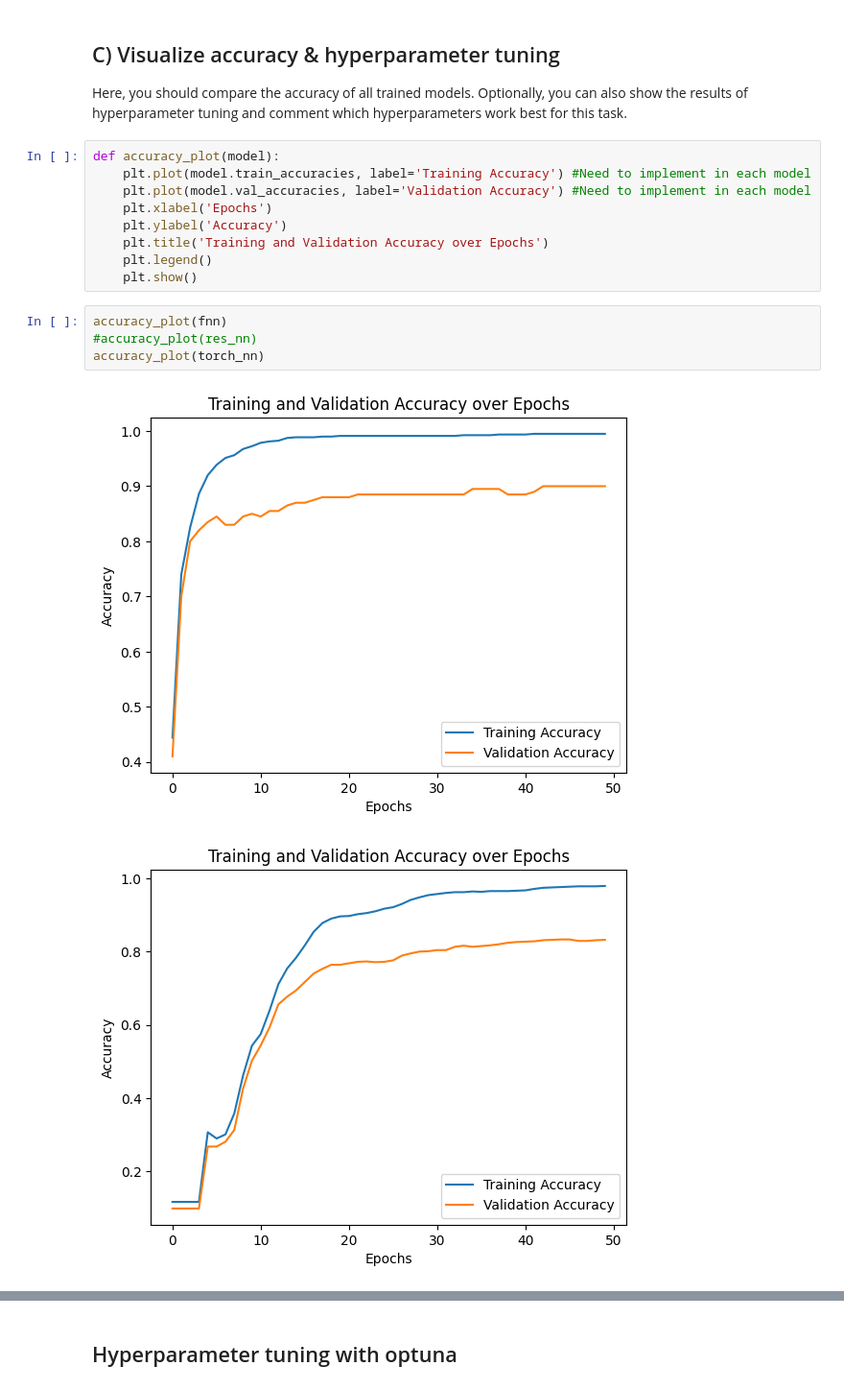
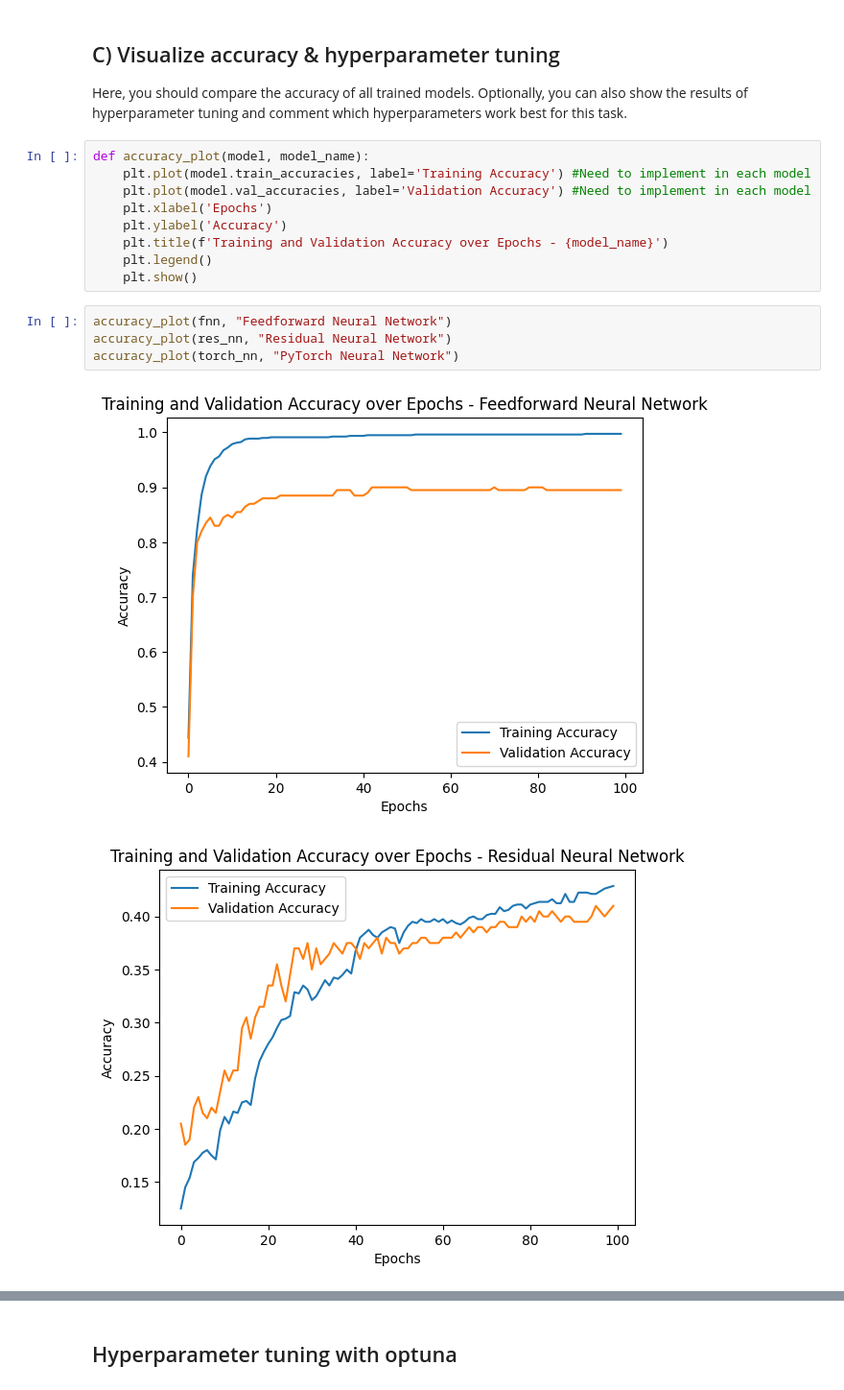
Before and after one commit to hertie-data-science-lab/assignment-1-ps-1-b, a Jupyter notebook: MNIST_classification.ipynb, the cells around one changed output, grey strips where cells are left out. Shown: that part at 96% size. Saved outputs shown, nothing was run; the diff lists cells and outputs as text.

Commit message:
Visuals and 2.5 updated

```diff
--- a/MNIST_classification.ipynb
+++ b/MNIST_classification.ipynb
@@ -179,18 +179,18 @@ Epoch: 50, Training Time: 36.21s, Learning Rate: 0.2, Training Accuracy: 97.90%,
 
 Here, you should compare the accuracy of all trained models. Optionally, you can also show the results of hyperparameter tuning and comment which hyperparameters work best for this task.
 # %%
-def accuracy_plot(model):
+def accuracy_plot(model, model_name):
     plt.plot(model.train_accuracies, label='Training Accuracy') #Need to implement in each model
     plt.plot(model.val_accuracies, label='Validation Accuracy') #Need to implement in each model
     plt.xlabel('Epochs')
     plt.ylabel('Accuracy')
-    plt.title('Training and Validation Accuracy over Epochs')
+    plt.title(f'Training and Validation Accuracy over Epochs - {model_name}')
     plt.legend()
     plt.show()
 # %%
-accuracy_plot(fnn)
-#accuracy_plot(res_nn)
-accuracy_plot(torch_nn)
+accuracy_plot(fnn, "Feedforward Neural Network")
+accuracy_plot(res_nn, "Residual Neural Network")
+accuracy_plot(torch_nn, "PyTorch Neural Network")
 # %% [output]
-[figure, old version]
+[figure, new version]
-[figure, old version]
+[figure, new version]
```
Also changed, not shown: parts of 12 cells of this notebook, 1 other file.
